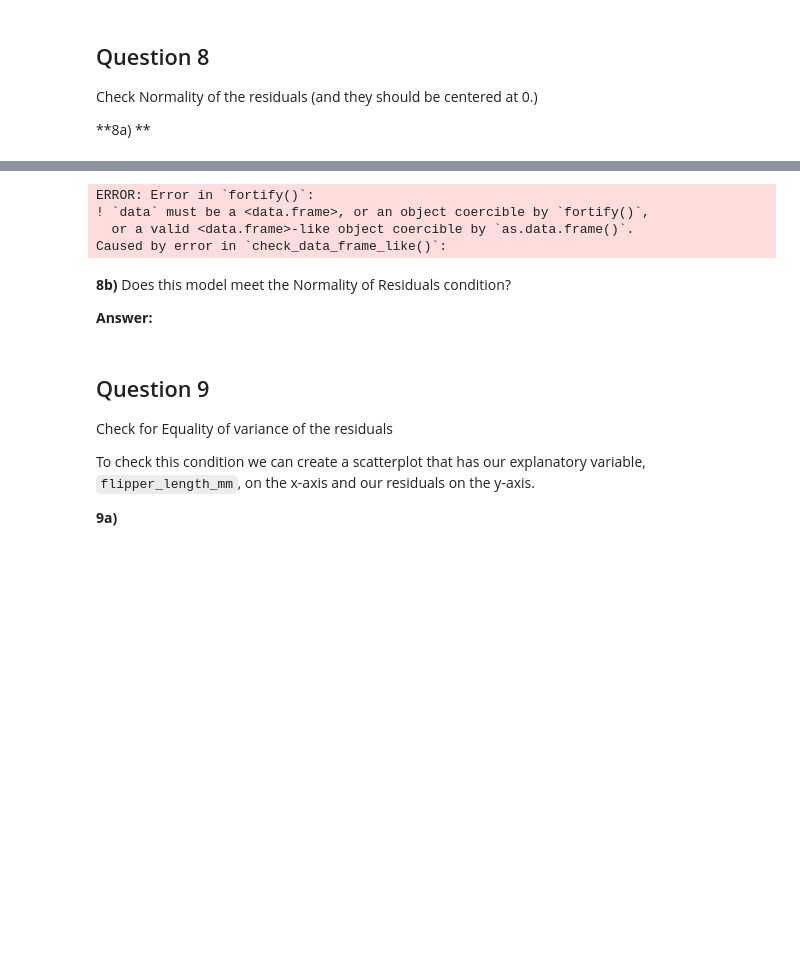
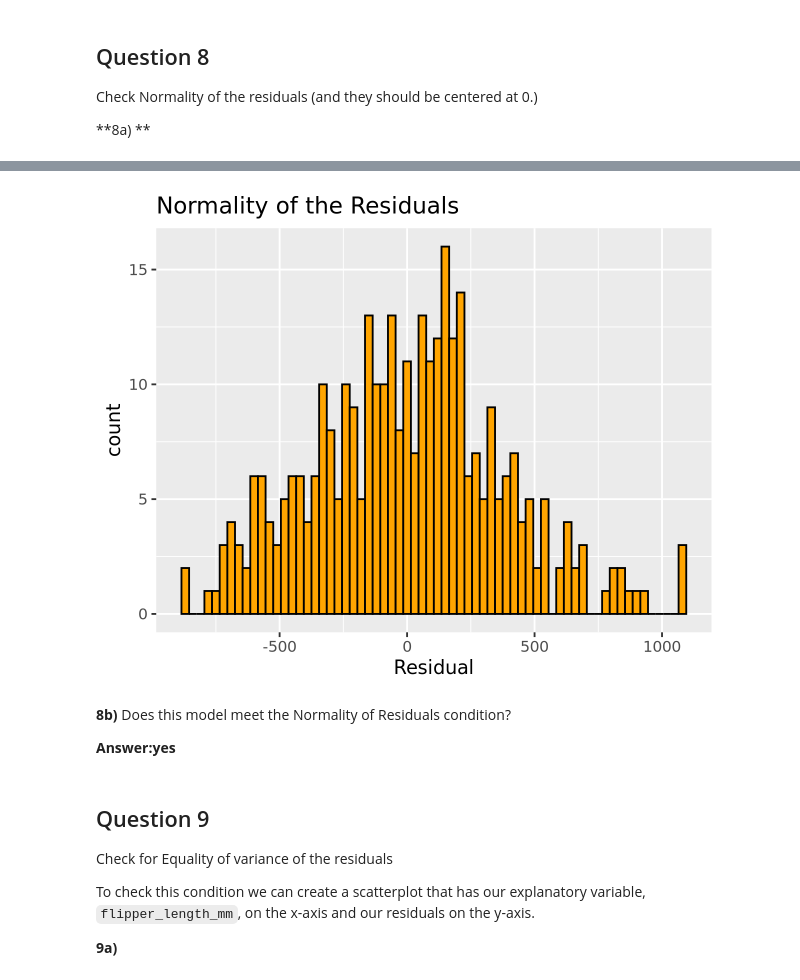
Before and after one commit to henokrezene-data/a09, a Jupyter notebook: assignment10.ipynb, the cells around one changed output, grey strips where cells are left out. Drawn from its saved outputs; the diff is of its cells as text; code cells hidden in the pictures; blank space fills up the shorter version.

```diff
--- a/assignment10.ipynb
+++ b/assignment10.ipynb
@@ -359,3 +358,7 @@ verify this condition has been met.
 Check Normality of the residuals (and they should be centered at 0.)
 
 **8a) **
+# %%
+pen_par = augment(pen_parallel, new_data = pen)
+
+pen_par |> head()
@@ -362,20 +375,17 @@ Check Normality of the residuals (and they should be centered at 0.)
 # %%
 #Add code for the histogram:
 
-ggplot(pen_parallel, aes(x = .resid)) +
-  geom_histogram(binwidth = 30, color = "black", fill = "skyblue") +
+ggplot(pen_par, aes(x = .resid)) +
+  geom_histogram(binwidth = 30, color = "black", fill = "orange") +
   labs(title = "Normality of the Residuals",
       x = "Residual",
       y = "count")
 # %% [output]
-ERROR: Error in `fortify()`:
-! `data` must be a <data.frame>, or an object coercible by `fortify()`,
-  or a valid <data.frame>-like object coercible by `as.data.frame()`.
-Caused by error in `check_data_frame_like()`:
+[figure, added]
 # %% [markdown]
 **8b)** Does this model meet the Normality of Residuals condition?
 
-**Answer:**
+**Answer:yes**
 # %% [markdown]
 ## Question 9
 
```
Also changed, not shown: parts of 11 cells of this notebook.
